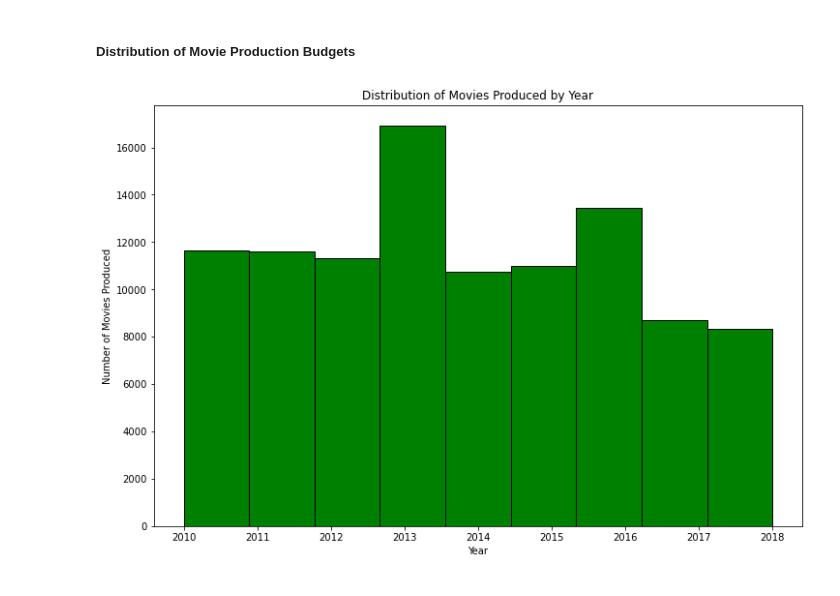
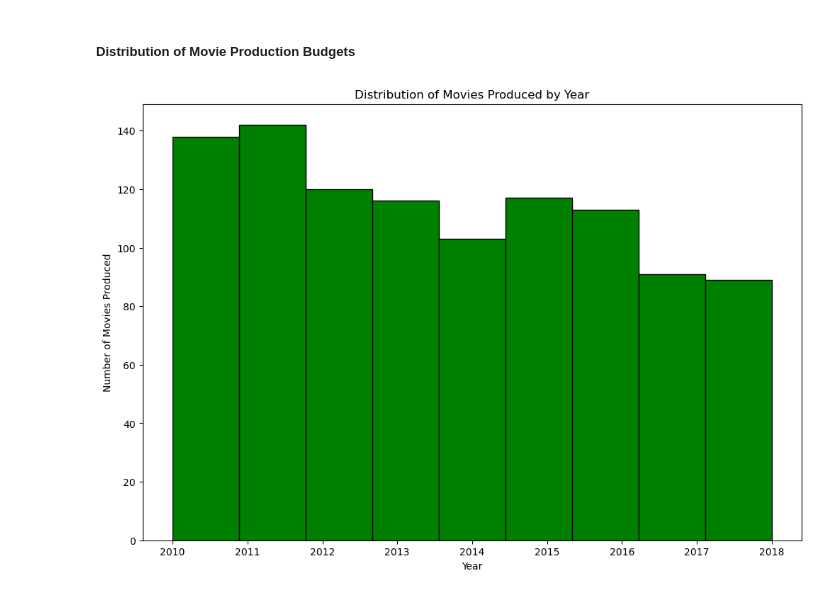
Before and after one commit to Luwate/dsc-phase-2-project-v3, a Jupyter notebook: student.ipynb, the cells around one changed output. Cells and saved outputs as stored; diff of their text form; code cells hidden in the pictures.

```diff
--- a/student.ipynb
+++ b/student.ipynb
@@ -1020,2 +1019,2 @@ from scipy import stats
 # %%
-df = pd.read_csv('cleaned_data.csv')
+df = pd.read_csv('finalData/cleaned_data.csv')
@@ -1169,13 +1217,13 @@ The data identifies Richard Heap as a particularly strong candidate for collabor
 ##### Distribution of Movie Production Budgets
 # %%
 # Plot a histogram showing distribution of movie production budgets
-movies_per_year = df.groupby('year')['movie_id'].count()
+movies_per_year = df.groupby('year')['movie_id'].nunique()
 
 plt.figure(figsize=(12, 8))
 plt.hist(movies_per_year.index, weights=movies_per_year.values, bins=len(movies_per_year), color='green', edgecolor='black')
 plt.xlabel('Year')
 plt.ylabel('Number of Movies Produced')
 plt.title('Distribution of Movies Produced by Year')
 plt.show()
 # %% [output]
-[figure, old version]
+[figure, new version]
```
Also changed, not shown: parts of 45 cells of this notebook, 7 other files.
